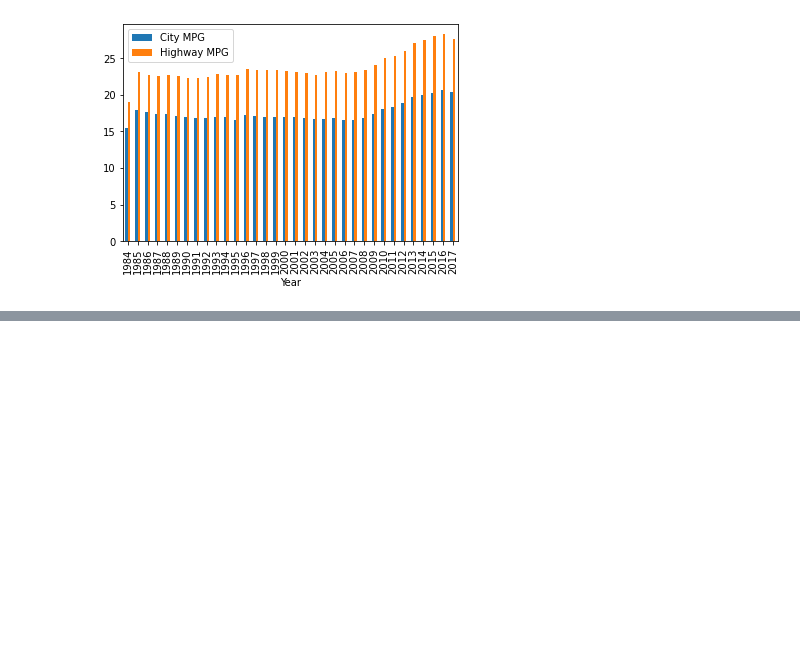
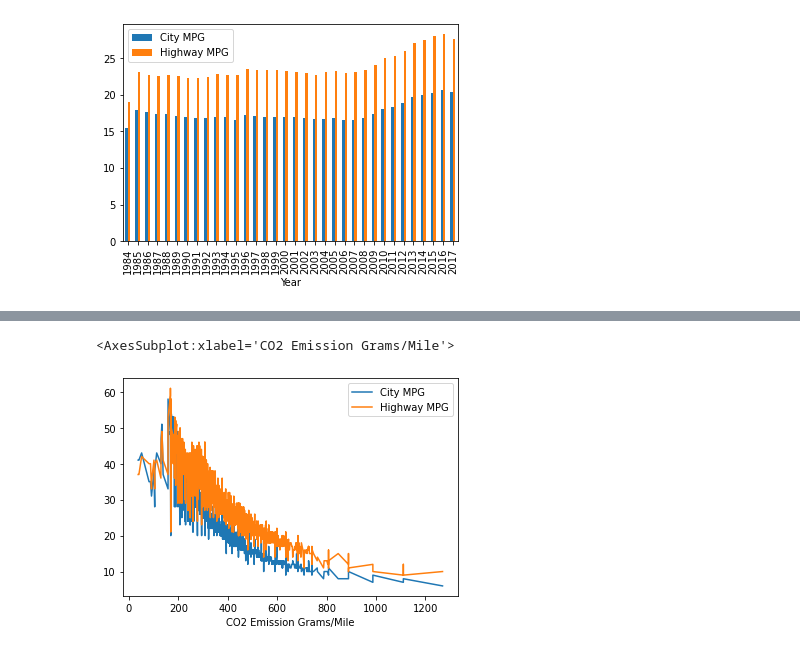
Before and after one commit to vikkieessien/data-pt-ber-08-20, a Jupyter notebook: Labs/module-1_labs/04_pandas/04_lab-data_cleaning/Matplt 2.ipynb, the cells around one changed output, grey strips where cells are left out. Cells and saved outputs as stored; diff of their text form; code cells hidden in the pictures; blank space fills up the shorter version.

```diff
--- a/Labs/module-1_labs/04_pandas/04_lab-data_cleaning/Matplt 2.ipynb
+++ b/Labs/module-1_labs/04_pandas/04_lab-data_cleaning/Matplt 2.ipynb
@@ -86,0 +133,6 @@ plt.show()
+# %%
+vehicles.sort_values(by=["CO2 Emission Grams/Mile", "City MPG", "Highway MPG"], inplace=True)
+vehicles.plot(x="CO2 Emission Grams/Mile", y=["City MPG", "Highway MPG"])
+# %% [output]
+<AxesSubplot:xlabel='CO2 Emission Grams/Mile'>
+[figure, added]
```
Also changed, not shown: parts of 9 cells of this notebook.
